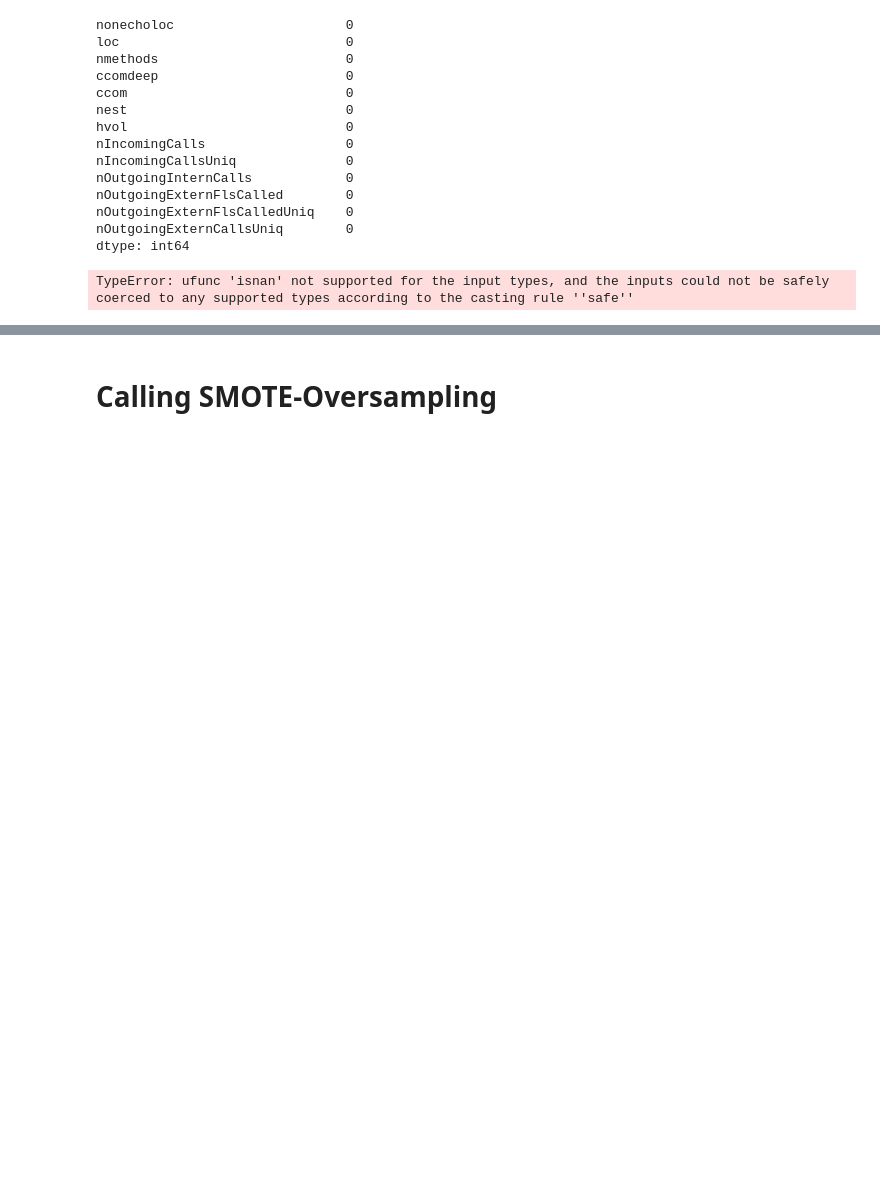
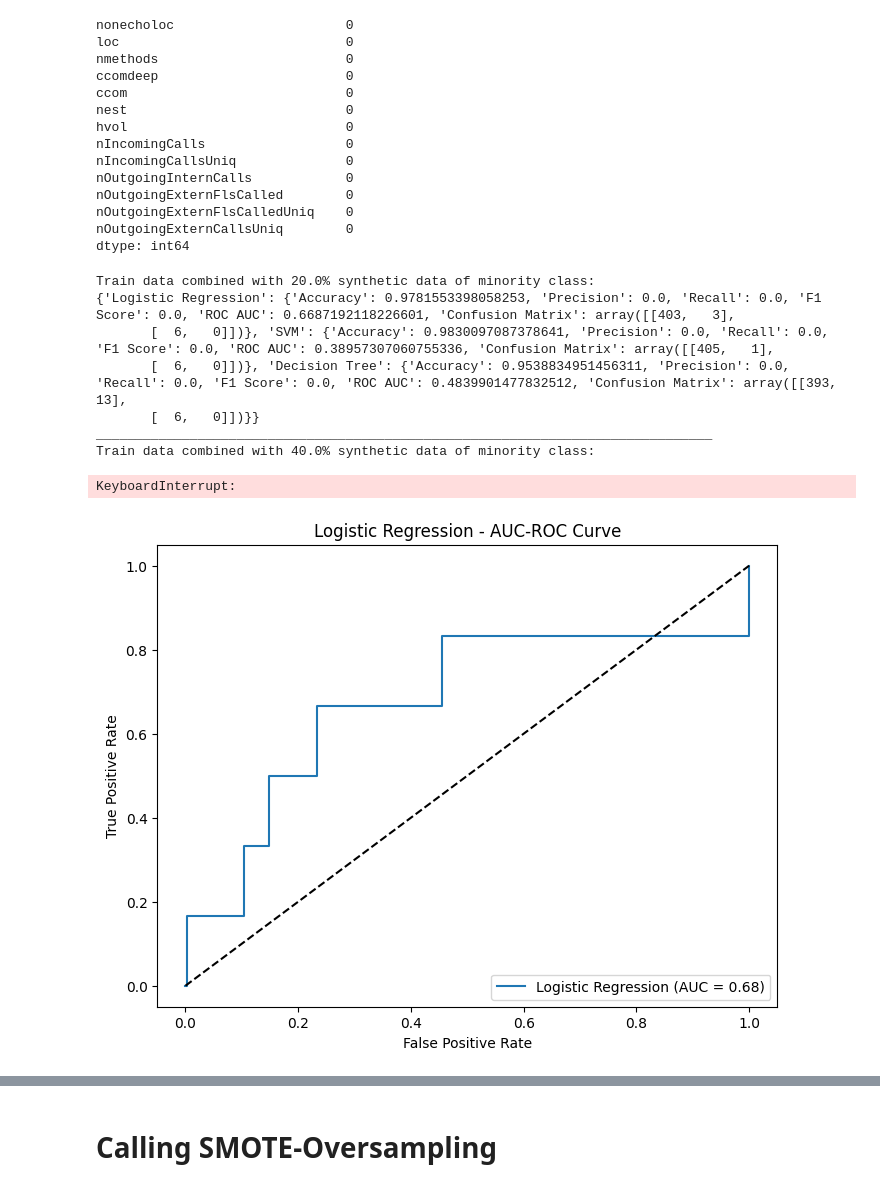
Before and after one commit to adipai/data-decent, a Jupyter notebook: src/experiments/Moodle_Vuln_sampling_results.ipynb, the cells around one changed output, grey strips where cells are left out. Cells and saved outputs as stored; diff of their text form; code cells hidden in the pictures; blank space fills up the shorter version.

```diff
--- a/src/experiments/Moodle_Vuln_sampling_results.ipynb
+++ b/src/experiments/Moodle_Vuln_sampling_results.ipynb
@@ -273,7 +253,7 @@ print(results)
 # %% [markdown]
 # SDV - Oversampling
 # %%
-def do_sdv(X_train, y_train):
+def do_sdv(X_train, y_train, updateDict = {}):
   train_df = pd.concat([X_train, y_train], axis=1)
   class_counts = y_train.value_counts()
 
@@ -289,7 +269,11 @@ def do_sdv(X_train, y_train):
 
   metadata_data = SingleTableMetadata()
   metadata_data.detect_from_dataframe(minority_df)
+
+  for key, item in updateDict.items():
+    metadata_data.update_column( column_name= key, sdtype= item)
   # print(metadata_data)
+
   # Generate synthetic data using GaussianCopulaSynthesizer
   synthesizer_breast_data = GaussianCopulaSynthesizer(metadata_data)
   synthesizer_breast_data.fit(minority_df)
@@ -709,25 +622,40 @@ nOutgoingExternFlsCalledUniq    0
 nOutgoingExternCallsUniq        0
 dtype: int64
 # %%
-sd1, train_df = do_sdv(X_train, y_train)
+update_items = {
+  'loc': 'numerical',
+  'nOutgoingExternFlsCalled': 'numerical',
+  'nOutgoingExternFlsCalledUniq': 'numerical',
+  'nOutgoingExternCallsUniq': 'numerical',
+}
+
+sd1, train_df = do_sdv(X_train, y_train, updateDict= update_items )
 results_syn_sdv = dict()
 
 # Add synthetic data at different percentages to the main DataFrame
 for ratio in ratios:
     combined_df = add_synthetic_data(train_df, sd1, ratio)
     y_train_sdv = combined_df.iloc[:, -1]
     X_train_sdv = combined_df.iloc[:, :-1]
 
     preprocessed_X_train_sdv, scaler, imputer = preprocess_data_train(X_train_sdv)
     preprocessed_X_test_sdv = preprocess_data_test(X_test, scaler, imputer)
 
     X_train_sdv, y_train_sdv = preprocessed_X_train_sdv, y_train_sdv.to_numpy()
     X_test_sdv, y_test_sdv = preprocessed_X_test_sdv, y_test.to_numpy()
 
     print(f"Train data combined with {ratio * 100}% synthetic data of minority class:")
     results = evaluate_models(X_train_sdv, X_test_sdv, y_train_sdv, y_test_sdv)
     results_syn_sdv[ratio] = results
     print(results)
     print("_______________________________________________________________________________")
 # %% [output]
-TypeError: ufunc 'isnan' not supported for the input types, and the inputs could not be safely coerced to any supported types according to the casting rule ''safe''
+Train data combined with 20.0% synthetic data of minority class:
+{'Logistic Regression': {'Accuracy': 0.9781553398058253, 'Precision': 0.0, 'Recall': 0.0, 'F1 Score': 0.0, 'ROC AUC': 0.6687192118226601, 'Confusion Matrix': array([[403,   3],
+       [  6,   0]])}, 'SVM': {'Accuracy': 0.9830097087378641, 'Precision': 0.0, 'Recall': 0.0, 'F1 Score': 0.0, 'ROC AUC': 0.38957307060755336, 'Confusion Matrix': array([[405,   1],
+       [  6,   0]])}, 'Decision Tree': {'Accuracy': 0.9538834951456311, 'Precision': 0.0, 'Recall': 0.0, 'F1 Score': 0.0, 'ROC AUC': 0.4839901477832512, 'Confusion Matrix': array([[393,  13],
+       [  6,   0]])}}
+_______________________________________________________________________________
+Train data combined with 40.0% synthetic data of minority class:
+KeyboardInterrupt:
+[figure, added]
```
Also changed, not shown: parts of 5 cells of this notebook.
